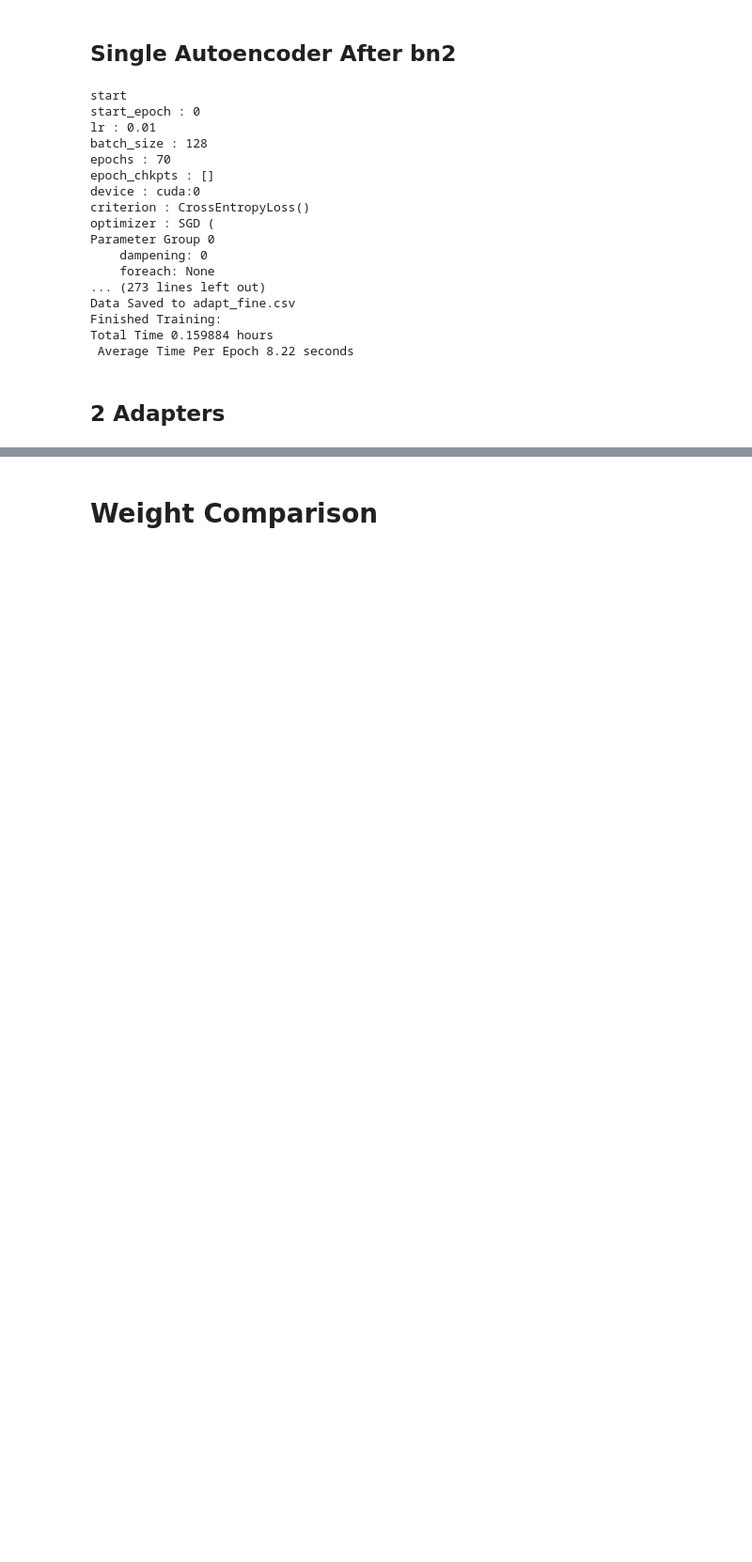
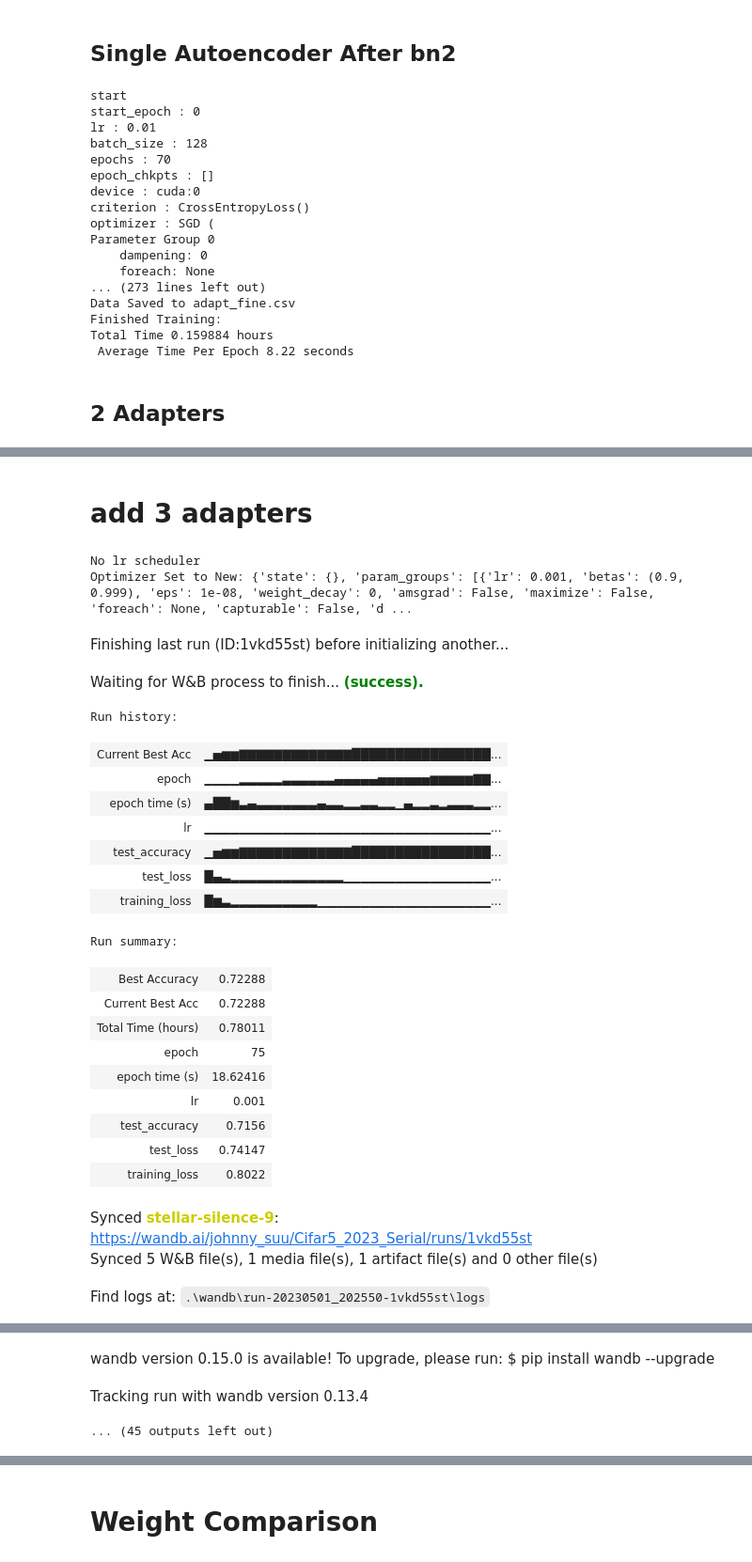
Before and after one commit to Johnnny-suu/Adapters_BNNs-Thesis-, a Jupyter notebook: Cifar_n.ipynb, the cells around one changed output, grey strips where cells are left out. Shown: that part at 94% size. Cells and saved outputs as stored; diff of their text form; code cells hidden in the pictures; blank space fills up the shorter version.

```diff
--- a/Cifar_n.ipynb
+++ b/Cifar_n.ipynb
@@ -160,8 +212,8 @@ test59_transform = transforms.Compose([
     transforms.Normalize(mean, std)
 ])
 
-train59_data.transform = train_transform
-test59_data.transform = test_transform
+train59_data.transform = train59_transform
+test59_data.transform = test59_transform
 train59_loader = DataLoader(train59_data,batch_size=64,shuffle=True)
 test59_loader = DataLoader(test59_data,batch_size=64,shuffle=True)
 classes = tuple(train59_data.label_names)
@@ -337 +464,5 @@ Total Time 0.159884 hours
+# %%
+device = 'cuda:0' if torch.cuda.is_available() else 'cpu'
+PATH = 'SavedModels\Cifar5_2023\Baseline_BNN_Resnet18_2023-03-03 12-25-21\Baseline_BNN_Resnet18_best_acc.pth'
+Bin_state_dict = torch.load(PATH,map_location= device)
 # %%
@@ -385,0 +535,61 @@ KeyboardInterrupt:
+# %% [markdown]
+# add 3 adapters
+# %%
+input_channels = [80,160,320]
+n_channels_p_group = [1,5,10,20]
+layers = ['layer1','layer2','layer3']
+
+# for after_layer,input_channel in zip(layers,input_channels):
+for group in n_channels_p_group:
+    conv_bn = conv_channel_adapter3(80,groups = group,kernel = 1, padding= 0,nonlinearity='relu')
+    conv_bn2 = conv_channel_adapter3(160,groups = group,kernel = 1, padding= 0,nonlinearity='relu')
+    conv_bn3 = conv_channel_adapter3(320,groups = group,kernel = 1, padding= 0,nonlinearity='relu')
+    adapt_fine2 = resnet18_adapt(num_classes=5)
+    adapt_fine2.load_state_dict(Bin_state_dict)
+    adapt_fine2.freeze()
+    # adapt_fine2.add_adapter(after = 'bn2',adapter = bottleneck)
+    adapt_fine2.add_adapter(after = 'layer1',adapter = conv_bn)
+    adapt_fine2.add_adapter(after = 'layer2',adapter = conv_bn2)
+    adapt_fine2.add_adapter(after = 'layer3',adapter = conv_bn3)
+    trainer = Trainer(model = adapt_fine2,seed = 123,model_name = f'3_adapters_group_{group}',project_name = 'Cifar5_2023_Serial',classes = classes,binarise= True)
+    m = trainer.model
+    m.to(trainer.device)
+    m.fc = BinarizeLinear(320,5) # Pretend we have to start with a new head
+    for layer in [m.fc,m.bn3]:
+        for p in layer.parameters():
+            p.requires_grad = True
+        layer.train()
+    trainer.lr = 1e-3
+    trainer.batch_size = 64
+    trainer.epochs =75
+    trainer.epoch_chkpts = []
+    trainer.start_epoch = 0
+    trainer.set_scheduler(None)
+    trainer.set_optimizer(torch.optim.Adam)
+    trainer.train(train59_loader,test59_loader)
+# %% [output]
+No lr scheduler
+Optimizer Set to New: {'state': {}, 'param_groups': [{'lr': 0.001, 'betas': (0.9, 0.999), 'eps': 1e-08, 'weight_decay': 0, 'amsgrad': False, 'maximize': False, 'foreach': None, 'capturable': False, 'd ...
+Finishing last run (ID:1vkd55st) before initializing another...
+Waiting for W&B process to finish... (success).
+Run history:
+| Current Best Acc | ▁▅▆▆▇▇▇▇▇▇▇▇▇▇▇▇▇████████████████... |
+| epoch | ▁▁▁▁▂▂▂▂▂▃▃▃▃▃▃▄▄▄▄▄▅▅▅▅▅▅▆▆▆▆▆▇▇... |
+| epoch time (s) | ▄██▆▃▄▃▃▃▃▃▃▃▄▃▃▂▂▃▃▂▂▁▄▂▂▃▂▃▃▃▂▂... |
+| lr | ▁▁▁▁▁▁▁▁▁▁▁▁▁▁▁▁▁▁▁▁▁▁▁▁▁▁▁▁▁▁▁▁▁... |
+| test_accuracy | ▁▅▆▆▇▇▇▇▇▇▇▇▇▇▇▇▇████████████████... |
+| test_loss | █▄▃▂▂▂▂▂▂▂▂▂▂▂▂▂▁▁▁▁▁▁▁▁▁▁▁▁▁▁▁▁▁... |
+| training_loss | █▆▃▂▂▂▂▂▂▂▂▂▂▁▁▁▁▁▁▁▁▁▁▁▁▁▁▁▁▁▁▁▁... |
+Run summary:
+| Best Accuracy | 0.72288 |
+| Current Best Acc | 0.72288 |
+| Total Time (hours) | 0.78011 |
+| epoch | 75 |
+| epoch time (s) | 18.62416 |
+| lr | 0.001 |
+| test_accuracy | 0.7156 |
+| test_loss | 0.74147 |
+| training_loss | 0.8022 |
+Synced stellar-silence-9: https://wandb.ai/johnny_suu/Cifar5_2023_Serial/runs/1vkd55st
+Synced 5 W&B file(s), 1 media file(s), 1 artifact file(s) and 0 other file(s)
+Find logs at: .\wandb\run-20230501_202550-1vkd55st\logs
@@ -385,0 +597,3 @@ KeyboardInterrupt:
+wandb version 0.15.0 is available! To upgrade, please run: $ pip install wandb --upgrade
+Tracking run with wandb version 0.13.4
+... (45 outputs left out)
```
Also changed, not shown: parts of 20 cells of this notebook, 16 other files.
